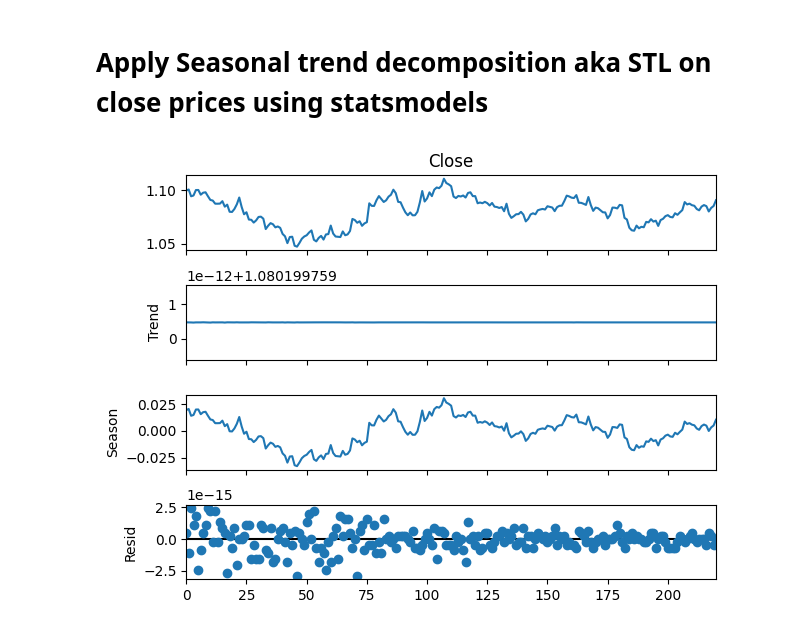
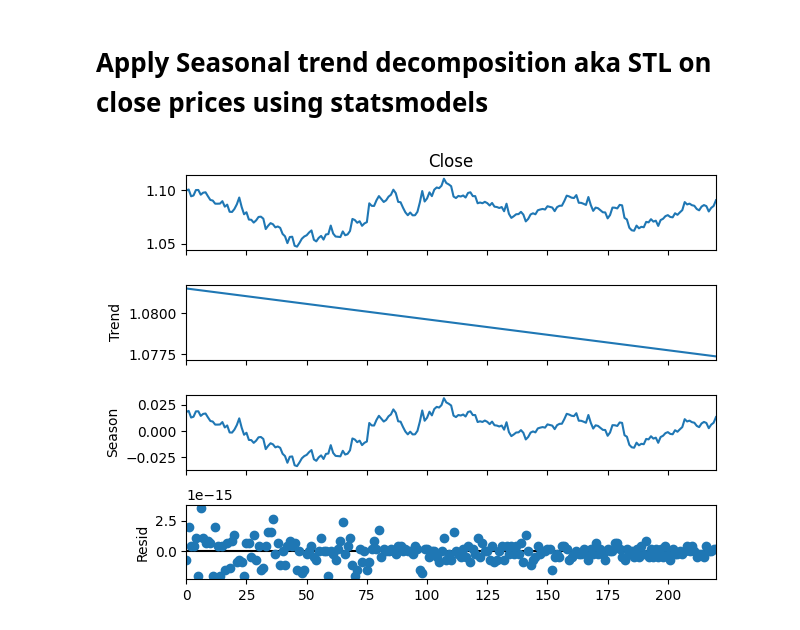
Before and after one commit to Zaid87648326/Trading-Strategy-Model-Project, a Jupyter notebook: note.ipynb, the cells around one changed output. Drawn from its saved outputs; the diff is of its cells as text; code cells hidden in the pictures.

```diff
--- a/note.ipynb
+++ b/note.ipynb
@@ -45,10 +45,11 @@ train, test = train_test_split(df, test_size=0.15, shuffle=False)
 # %%
 from statsmodels.tsa.seasonal import STL
 
-stl = STL(train['Close'], period=261)
+stl = STL(train['Close'], period=2)
 result = stl.fit()
 
+#visualisation
 result.plot()
 plt.show()
 # %% [output]
-[figure, old version]
+[figure, new version]
```
Also changed, not shown: parts of 3 cells of this notebook.
